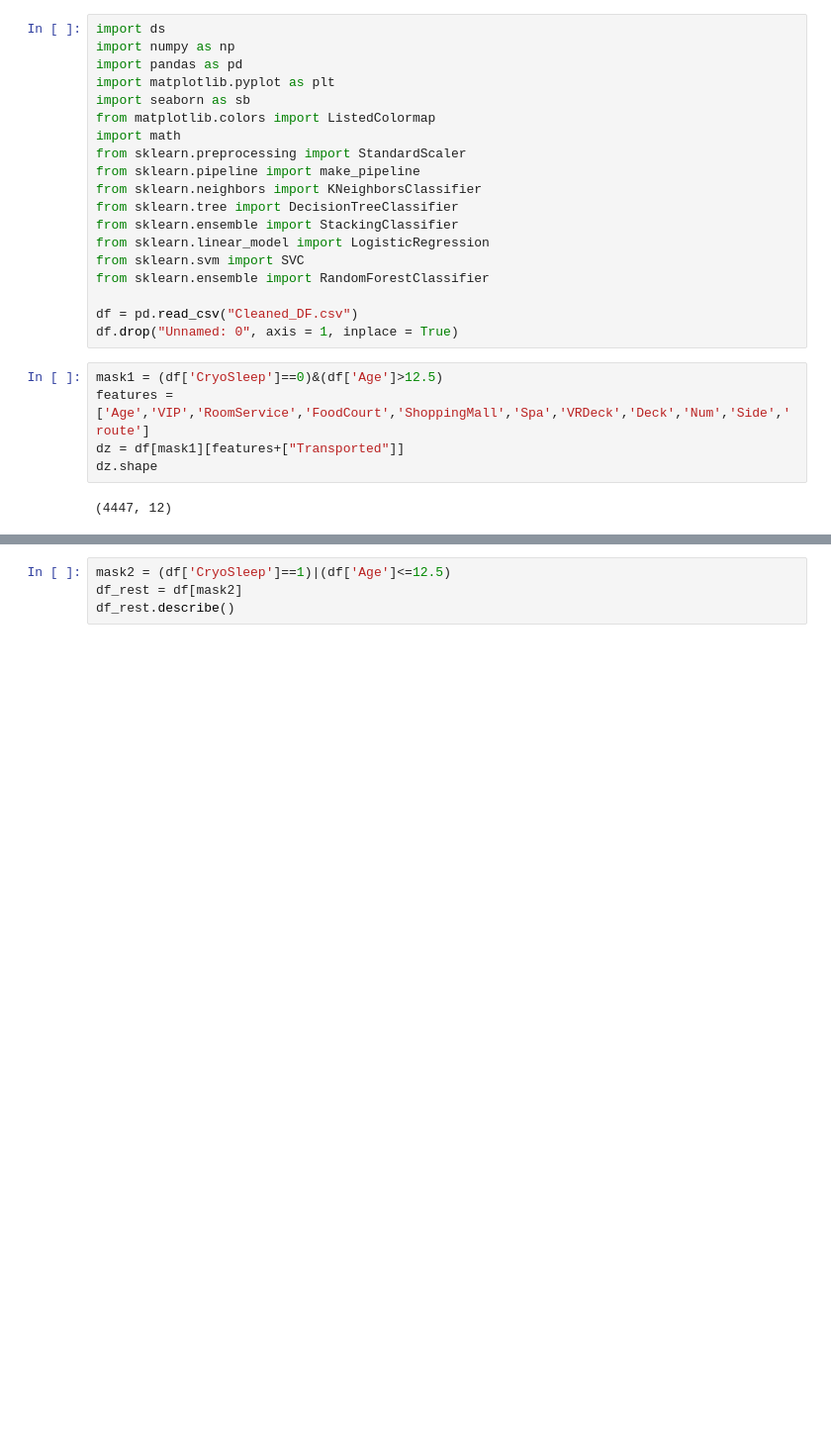
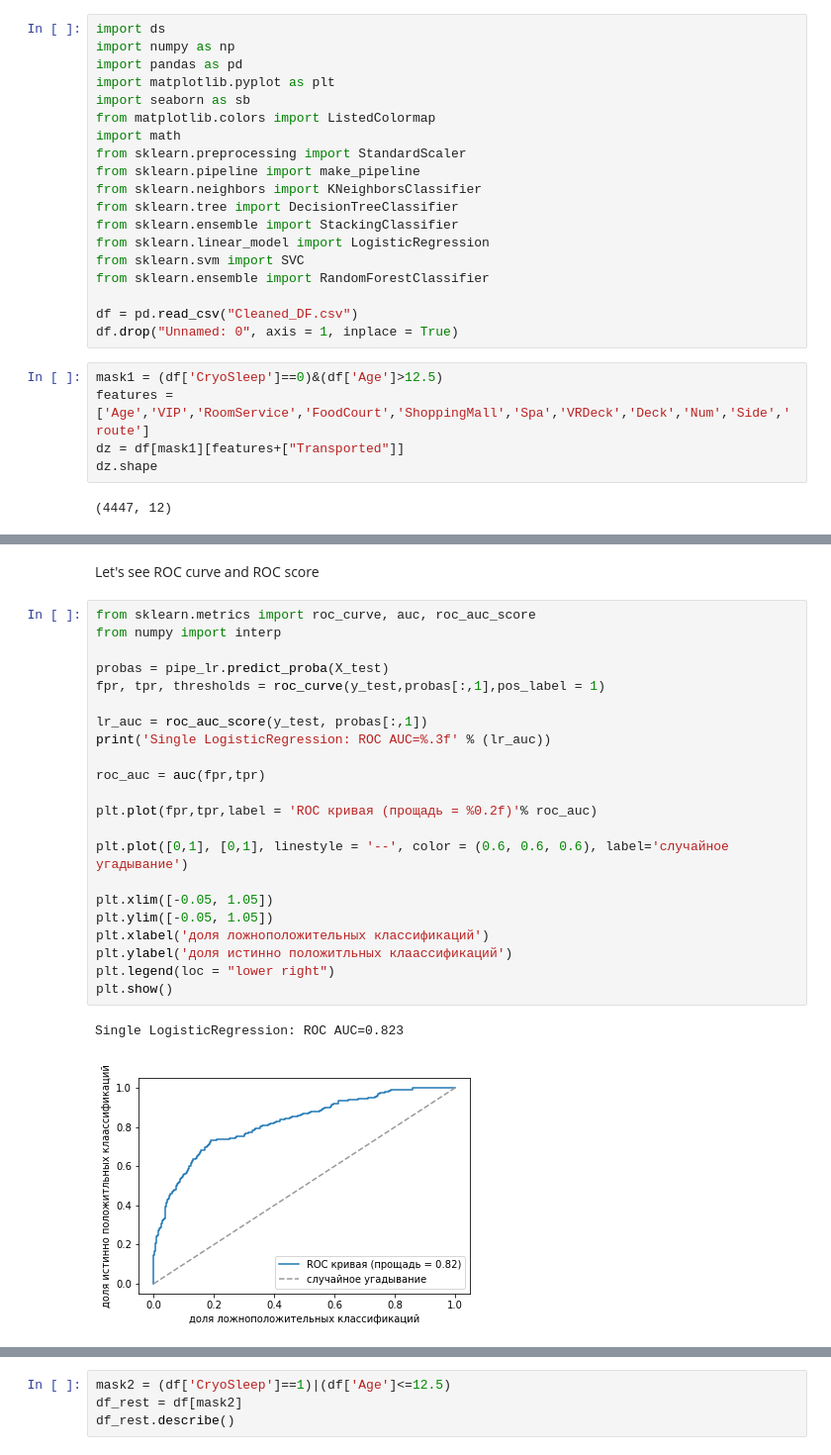
Before and after one commit to SergeyBubnov/spaceship, a Jupyter notebook: 6.ipynb, the cells around one changed output, grey strips where cells are left out. Shown at 99% size. Saved outputs shown, nothing was run; the diff lists cells and outputs as text; blank space fills up the shorter version.

```diff
--- a/6.ipynb
+++ b/6.ipynb
@@ -104,0 +97,27 @@ IndexError: boolean index did not match indexed array along dimension 0; dimensi
+# %% [markdown]
+Let's see ROC curve and ROC score
+# %%
+from sklearn.metrics import roc_curve, auc, roc_auc_score
+from numpy import interp
+
+probas = pipe_lr.predict_proba(X_test)
+fpr, tpr, thresholds = roc_curve(y_test,probas[:,1],pos_label = 1)
+
+lr_auc = roc_auc_score(y_test, probas[:,1])
+print('Single LogisticRegression: ROC AUC=%.3f' % (lr_auc))
+
+roc_auc = auc(fpr,tpr)
+
+plt.plot(fpr,tpr,label = 'ROC кривая (прощадь = %0.2f)'% roc_auc)
+
+plt.plot([0,1], [0,1], linestyle = '--', color = (0.6, 0.6, 0.6), label='случайное угадывание')
+
+plt.xlim([-0.05, 1.05])
+plt.ylim([-0.05, 1.05])
+plt.xlabel('доля ложноположительных классификаций')
+plt.ylabel('доля истинно положитльных клаассификаций')
+plt.legend(loc = "lower right")
+plt.show()
+# %% [output]
+Single LogisticRegression: ROC AUC=0.823
+[figure, added]
```
Also changed, not shown: parts of 17 cells of this notebook, 2 other files.
